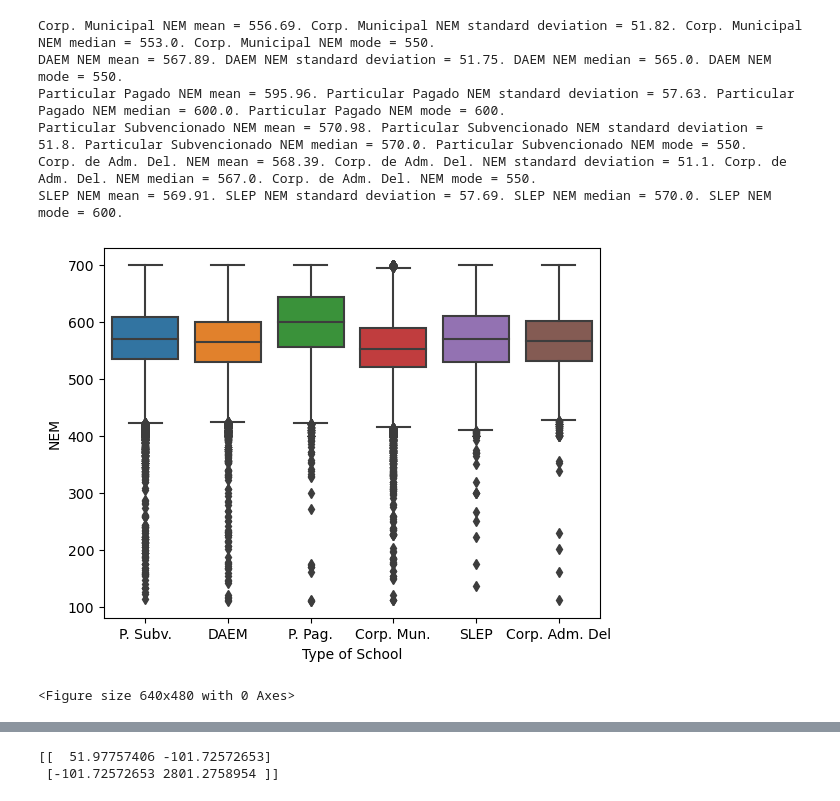
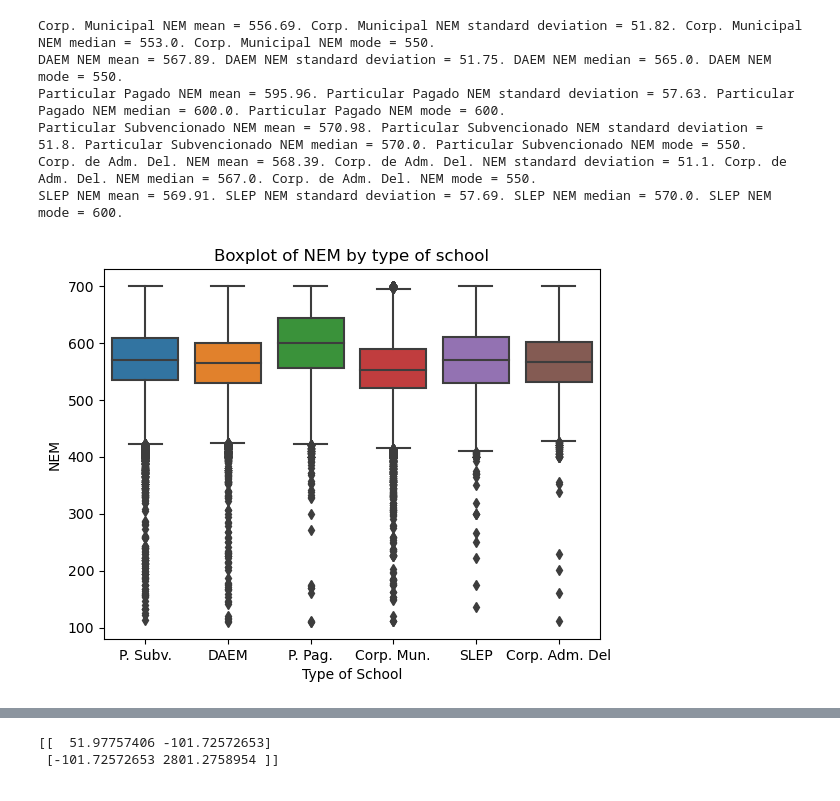
Before and after one commit to Claudio-AhumadaL/Chilean-State-Scholarship-Apllications-Data-2022, a Jupyter notebook: Data_postulacionesBecas_Claudio-AhumadaL.ipynb, the cells around one changed output, grey strips where cells are left out. Saved outputs shown, nothing was run; the diff lists cells and outputs as text; code cells hidden in the pictures.

```diff
--- a/Data_postulacionesBecas_Claudio-AhumadaL.ipynb
+++ b/Data_postulacionesBecas_Claudio-AhumadaL.ipynb
@@ -246,12 +254,11 @@ SLEP NEM mean = 569.91. SLEP NEM standard deviation = 57.69. SLEP NEM median = 5
 # %%
 # Boxplot of NEM by type of school
 
 ax = sns.boxplot(data = data_postulaciones, x= "COD_DEPE", y = "NEM")
 labels = ["P. Subv.", "DAEM", "P. Pag.", "Corp. Mun.", "SLEP", "Corp. Adm. Del"]
 ax.set_xticklabels(labels)
 ax.set(xlabel='Type of School')
+plt.title("Boxplot of NEM by type of school")
 plt.show()
-plt.clf()
 # %% [output]
-[figure, old version]
+[figure, new version]
-<Figure size 640x480 with 0 Axes>
```
Also changed, not shown: parts of 17 cells of this notebook.
